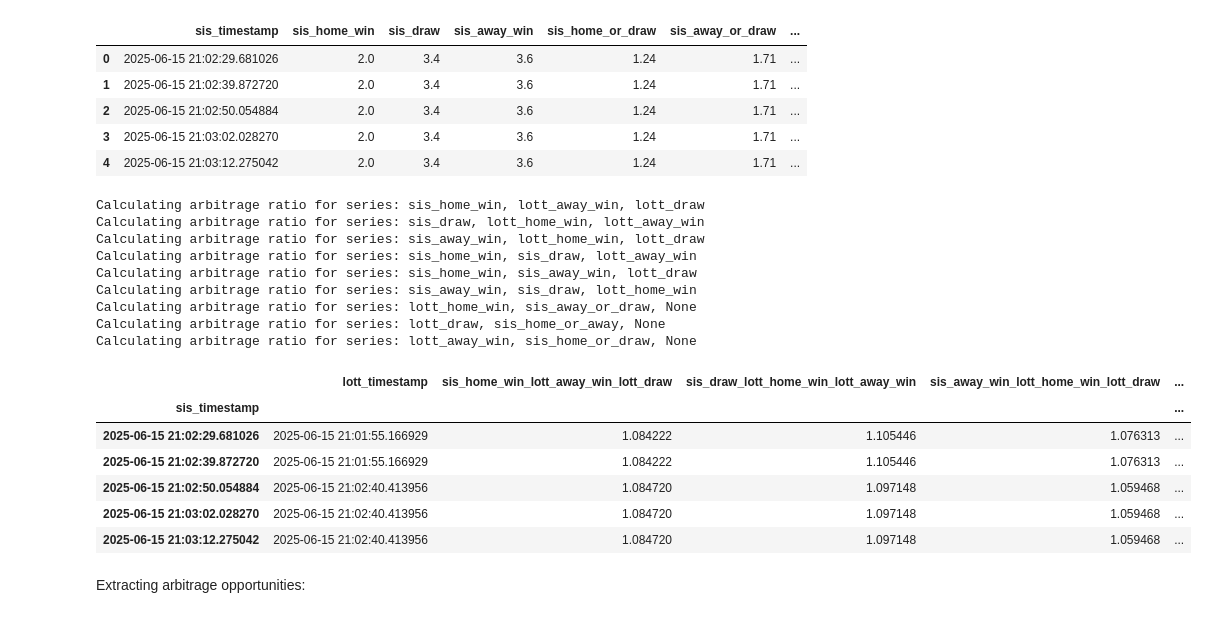
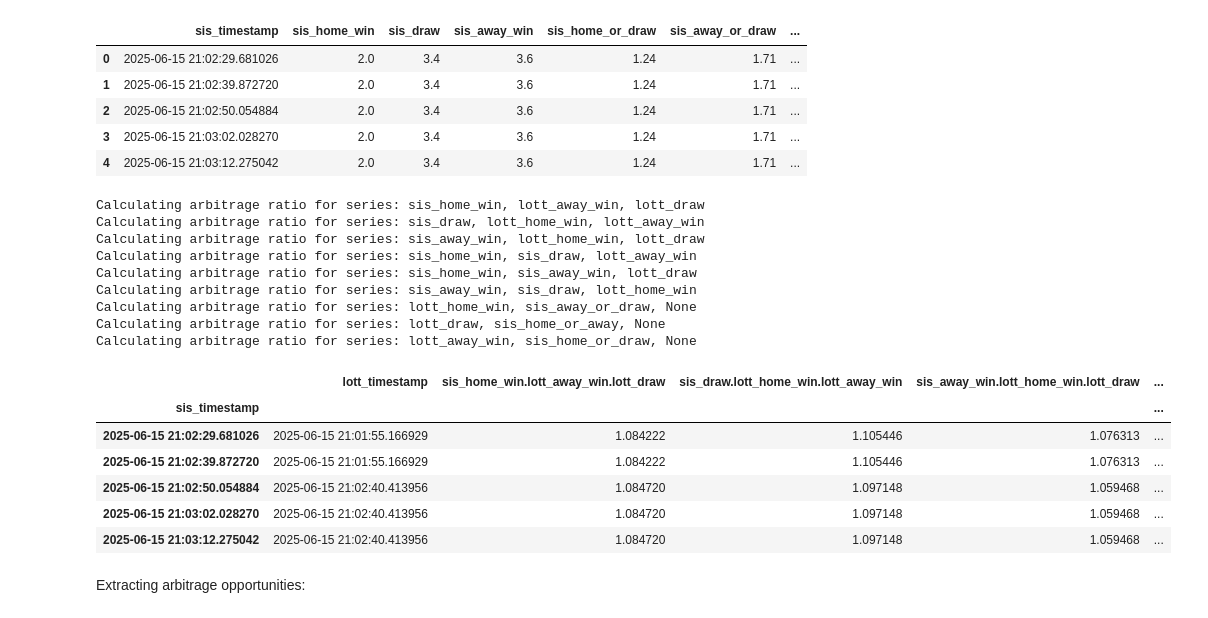
Before and after one commit to GabrieleDiCorato/aida-arbitrage-betting, a Jupyter notebook: notebooks/arbitrage_analysis.ipynb, the cells around one changed output. Saved outputs shown, nothing was run; the diff lists cells and outputs as text; code cells hidden in the pictures.

```diff
--- a/notebooks/arbitrage_analysis.ipynb
+++ b/notebooks/arbitrage_analysis.ipynb
@@ -304,35 +304,35 @@ arbitrageable_odds = [
     # Single odds (A, B, B)
     ['sis_home_win', 'lott_away_win', 'lott_draw'],
     ['sis_draw', 'lott_home_win', 'lott_away_win'],
     ['sis_away_win', 'lott_home_win', 'lott_draw'],
     # Single odds (A, A, B)
     ['sis_home_win', 'sis_draw', 'lott_away_win'],
     ['sis_home_win', 'sis_away_win', 'lott_draw'],
     ['sis_away_win', 'sis_draw', 'lott_home_win'],
     # Double chance
     ['lott_home_win', 'sis_away_or_draw'],
     ['lott_draw', 'sis_home_or_away'],
     ['lott_away_win', 'sis_home_or_draw']
 ]
 
 arbitrage_ratios = merged_odds[["lott_timestamp", "sis_timestamp"]].copy()
 for odds in arbitrageable_odds:
     series = [merged_odds[col] for col in odds]
-    arbitrage_ratios[f'{"_".join(odds)}'] = eval_arbitrage_ratio(*series)
+    arbitrage_ratios[f'{".".join(odds)}'] = eval_arbitrage_ratio(*series)
 
 arbitrage_ratios.set_index("sis_timestamp", inplace=True)
 arbitrage_ratios.head()
 # %% [output]
 Calculating arbitrage ratio for series: sis_home_win, lott_away_win, lott_draw
 Calculating arbitrage ratio for series: sis_draw, lott_home_win, lott_away_win
 Calculating arbitrage ratio for series: sis_away_win, lott_home_win, lott_draw
 Calculating arbitrage ratio for series: sis_home_win, sis_draw, lott_away_win
 Calculating arbitrage ratio for series: sis_home_win, sis_away_win, lott_draw
 Calculating arbitrage ratio for series: sis_away_win, sis_draw, lott_home_win
 Calculating arbitrage ratio for series: lott_home_win, sis_away_or_draw, None
 Calculating arbitrage ratio for series: lott_draw, sis_home_or_away, None
 Calculating arbitrage ratio for series: lott_away_win, sis_home_or_draw, None
-|  | lott_timestamp | sis_home_win_lott_away_win_lott_draw | sis_draw_lott_home_win_lott_away_win | sis_away_win_lott_home_win_lott_draw | ... |
+|  | lott_timestamp | sis_home_win.lott_away_win.lott_draw | sis_draw.lott_home_win.lott_away_win | sis_away_win.lott_home_win.lott_draw | ... |
 | sis_timestamp |  |  |  |  | ... |
 | 2025-06-15 21:02:29.681026 | 2025-06-15 21:01:55.166929 | 1.084222 | 1.105446 | 1.076313 | ... |
 | 2025-06-15 21:02:39.872720 | 2025-06-15 21:01:55.166929 | 1.084222 | 1.105446 | 1.076313 | ... |
```
Also changed, not shown: parts of 4 cells of this notebook, 2 other files.
